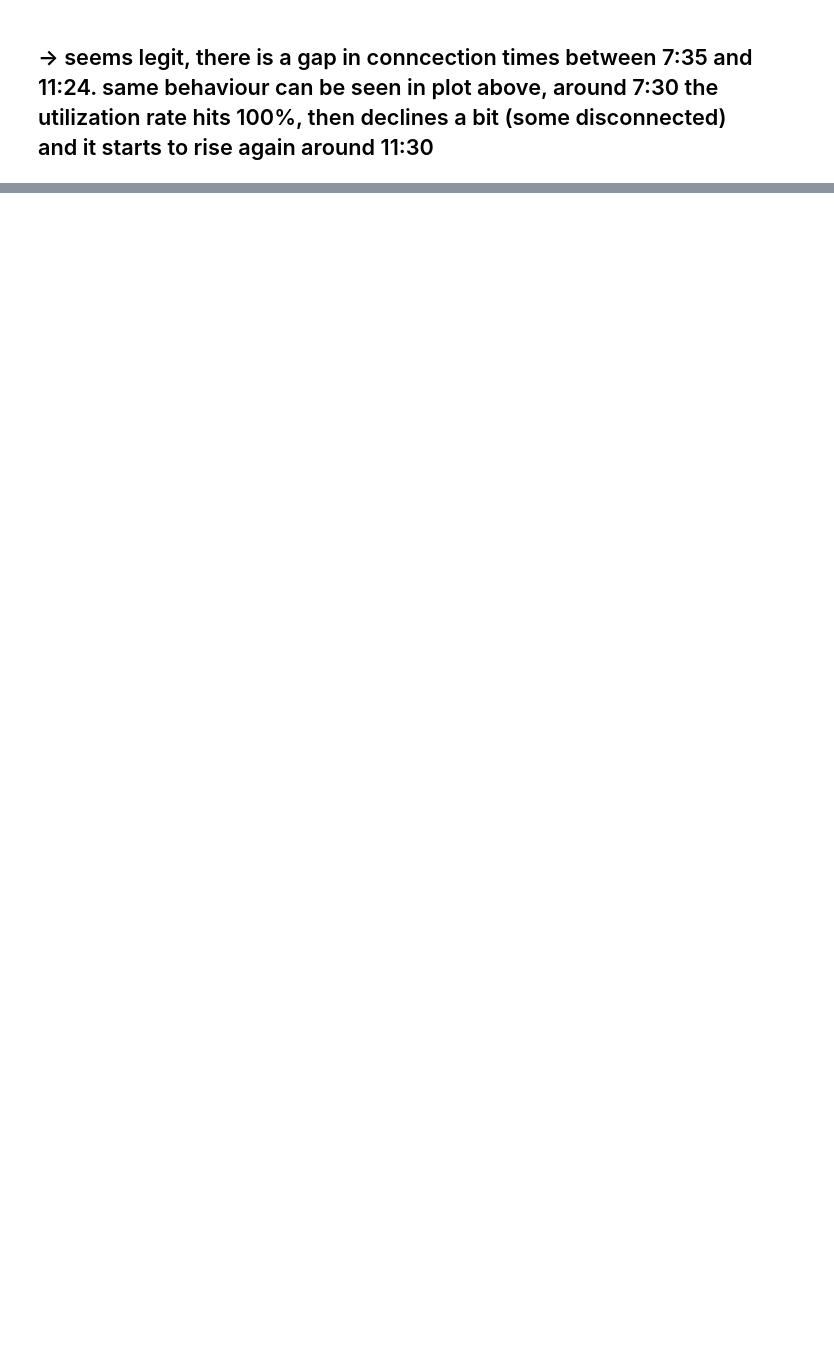
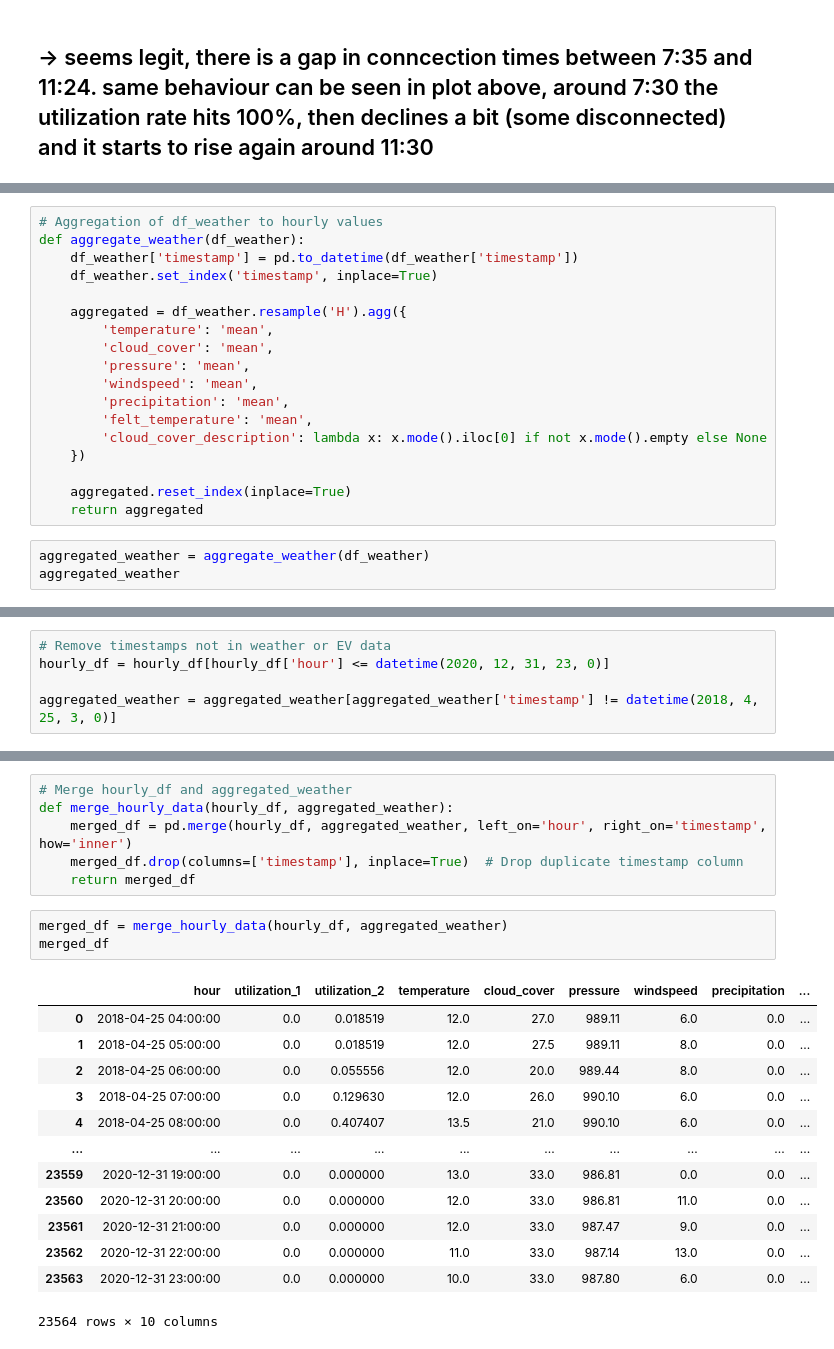
Before and after one commit to JanRkck/AA24, a Jupyter notebook: Utilization_Rate.ipynb, the cells around one changed output, grey strips where cells are left out. Drawn from its saved outputs; the diff is of its cells as text; blank space fills up the shorter version.

```diff
--- a/Utilization_Rate.ipynb
+++ b/Utilization_Rate.ipynb
@@ -277,0 +302,21 @@ site1[(site1['connectionTime'] >= filtered_start_time) & (site1['connectionTime'
+# %%
+# Aggregation of df_weather to hourly values
+def aggregate_weather(df_weather):
+    df_weather['timestamp'] = pd.to_datetime(df_weather['timestamp'])
+    df_weather.set_index('timestamp', inplace=True)
+
+    aggregated = df_weather.resample('H').agg({
+        'temperature': 'mean',
+        'cloud_cover': 'mean',
+        'pressure': 'mean',
+        'windspeed': 'mean',
+        'precipitation': 'mean',
+        'felt_temperature': 'mean',
+        'cloud_cover_description': lambda x: x.mode().iloc[0] if not x.mode().empty else None
+    })
+
+    aggregated.reset_index(inplace=True)
+    return aggregated
+# %%
+aggregated_weather = aggregate_weather(df_weather)
+aggregated_weather
@@ -277,0 +337,5 @@ site1[(site1['connectionTime'] >= filtered_start_time) & (site1['connectionTime'
+# %%
+# Remove timestamps not in weather or EV data
+hourly_df = hourly_df[hourly_df['hour'] <= datetime(2020, 12, 31, 23, 0)]
+
+aggregated_weather = aggregated_weather[aggregated_weather['timestamp'] != datetime(2018, 4, 25, 3, 0)]
@@ -277,0 +374,23 @@ site1[(site1['connectionTime'] >= filtered_start_time) & (site1['connectionTime'
+# %%
+# Merge hourly_df and aggregated_weather
+def merge_hourly_data(hourly_df, aggregated_weather):
+    merged_df = pd.merge(hourly_df, aggregated_weather, left_on='hour', right_on='timestamp', how='inner')
+    merged_df.drop(columns=['timestamp'], inplace=True)  # Drop duplicate timestamp column
+    return merged_df
+# %%
+merged_df = merge_hourly_data(hourly_df, aggregated_weather)
+merged_df
+# %% [output]
+|  | hour | utilization_1 | utilization_2 | temperature | cloud_cover | pressure | windspeed | precipitation | ... |
+| 0 | 2018-04-25 04:00:00 | 0.0 | 0.018519 | 12.0 | 27.0 | 989.11 | 6.0 | 0.0 | ... |
+| 1 | 2018-04-25 05:00:00 | 0.0 | 0.018519 | 12.0 | 27.5 | 989.11 | 8.0 | 0.0 | ... |
+| 2 | 2018-04-25 06:00:00 | 0.0 | 0.055556 | 12.0 | 20.0 | 989.44 | 8.0 | 0.0 | ... |
+| 3 | 2018-04-25 07:00:00 | 0.0 | 0.129630 | 12.0 | 26.0 | 990.10 | 6.0 | 0.0 | ... |
+| 4 | 2018-04-25 08:00:00 | 0.0 | 0.407407 | 13.5 | 21.0 | 990.10 | 6.0 | 0.0 | ... |
+| ... | ... | ... | ... | ... | ... | ... | ... | ... | ... |
+| 23559 | 2020-12-31 19:00:00 | 0.0 | 0.000000 | 13.0 | 33.0 | 986.81 | 0.0 | 0.0 | ... |
+| 23560 | 2020-12-31 20:00:00 | 0.0 | 0.000000 | 12.0 | 33.0 | 986.81 | 11.0 | 0.0 | ... |
+| 23561 | 2020-12-31 21:00:00 | 0.0 | 0.000000 | 12.0 | 33.0 | 987.47 | 9.0 | 0.0 | ... |
+| 23562 | 2020-12-31 22:00:00 | 0.0 | 0.000000 | 11.0 | 33.0 | 987.14 | 13.0 | 0.0 | ... |
+| 23563 | 2020-12-31 23:00:00 | 0.0 | 0.000000 | 10.0 | 33.0 | 987.80 | 6.0 | 0.0 | ... |
+23564 rows × 10 columns
```
Also changed, not shown: parts of 16 cells of this notebook.
